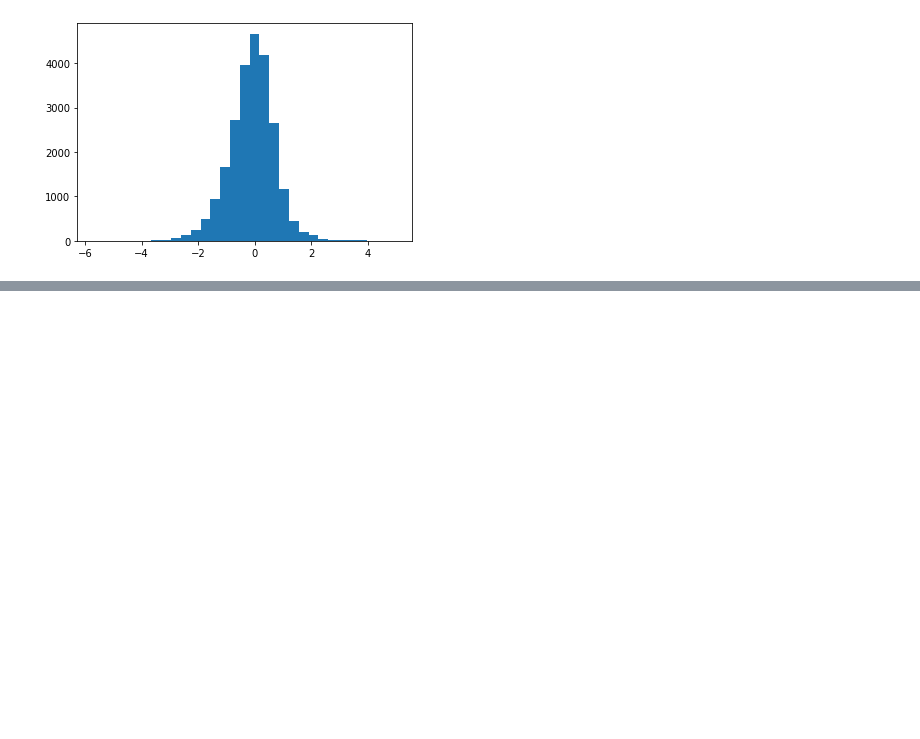
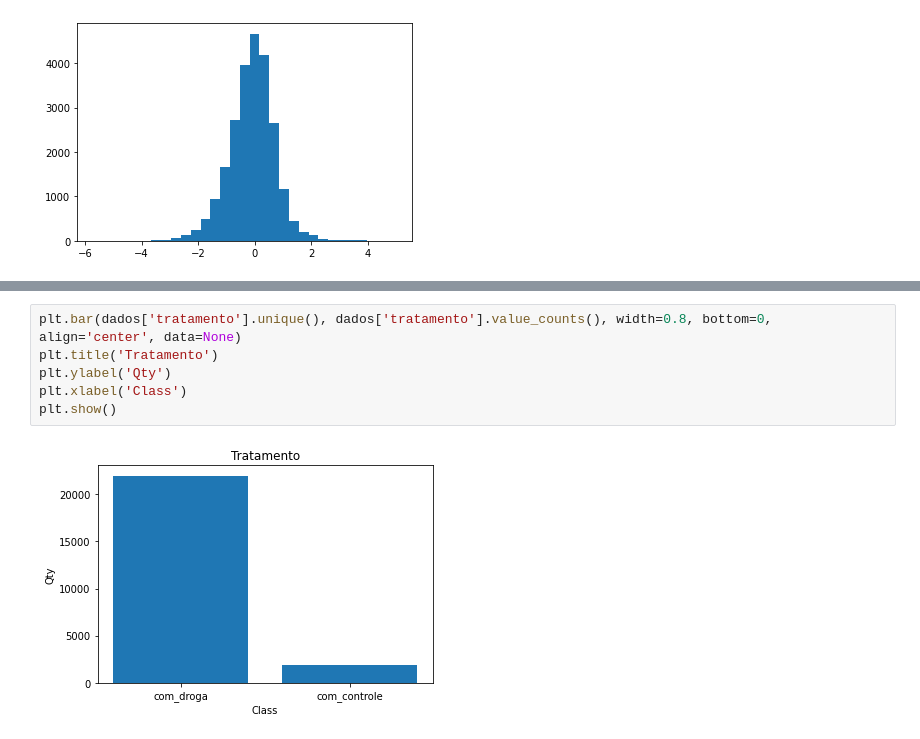
Before and after one commit to juliowatanabe/Alura.Aula1, a Jupyter notebook: Aula1.ipynb, the cells around one changed output, grey strips where cells are left out. Saved outputs shown, nothing was run; the diff lists cells and outputs as text; blank space fills up the shorter version.

```diff
--- a/Aula1.ipynb
+++ b/Aula1.ipynb
@@ -164,0 +352,8 @@ plt.show()
+# %%
+plt.bar(dados['tratamento'].unique(), dados['tratamento'].value_counts(), width=0.8, bottom=0, align='center', data=None)
+plt.title('Tratamento')
+plt.ylabel('Qty')
+plt.xlabel('Class')
+plt.show()
+# %% [output]
+[figure, added]
```
Also changed, not shown: parts of 30 cells of this notebook.
